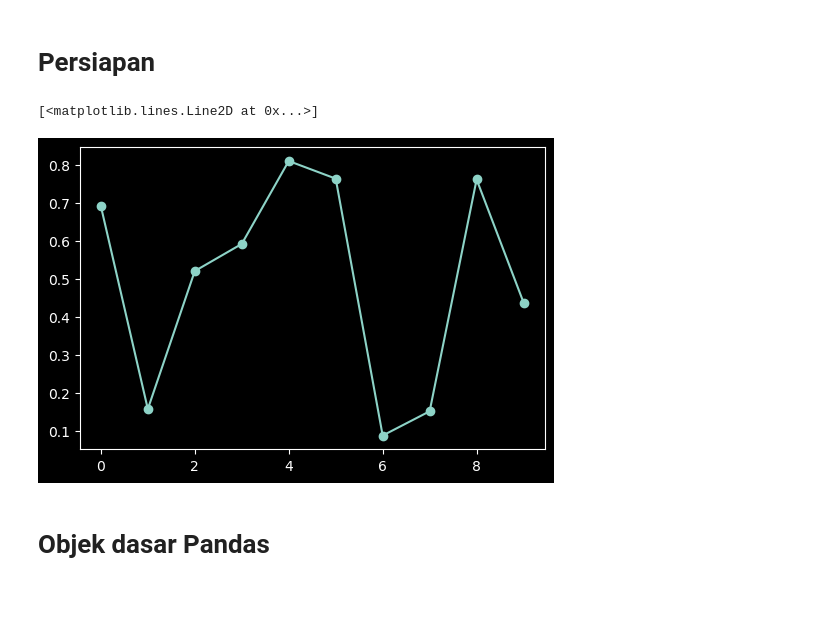
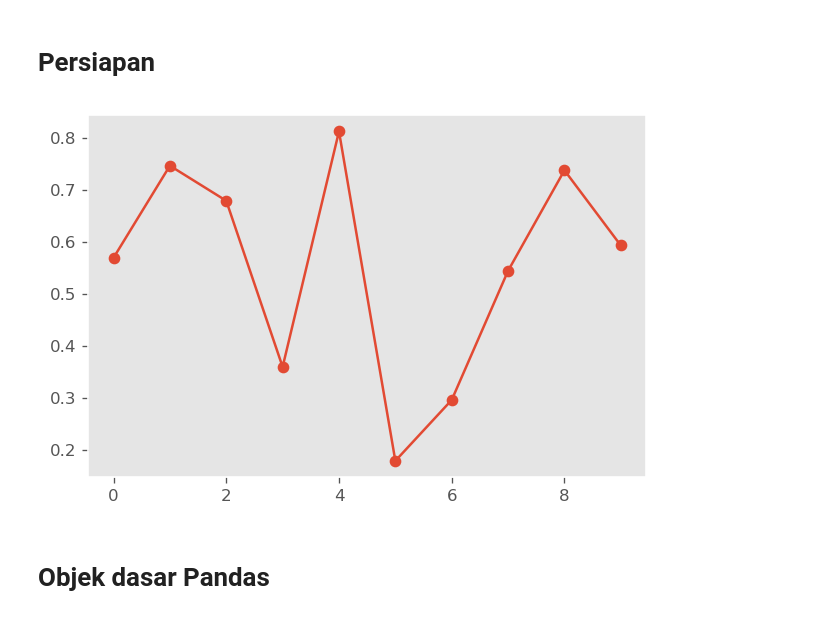
Before and after one commit to f-fathurrahman/KuliahPython, a Jupyter notebook: pandas_tutorials/Tutorial_Pandas_01.ipynb, the cells around one changed output. Cells and saved outputs as stored; diff of their text form; code cells hidden in the pictures.

```diff
--- a/pandas_tutorials/Tutorial_Pandas_01.ipynb
+++ b/pandas_tutorials/Tutorial_Pandas_01.ipynb
@@ -9,15 +9,15 @@ import matplotlib.pyplot as plt
 %matplotlib inline
 # %%
 import matplotlib as mpl
-mpl.rcParams["figure.dpi"] = 100
+mpl.rcParams["figure.dpi"] = 120
 # %%
-mpl.style.use("dark_background")
+mpl.style.use("ggplot")
 # %%
 plt.clf()
 plt.plot(np.random.rand(10), marker="o")
+plt.grid()
 # %% [output]
-[<matplotlib.lines.Line2D at 0x...>]
-[figure, old version]
+[figure, new version]
 # %%
 import pandas as pd
 # %% [markdown]
```
Also changed, not shown: parts of 78 cells of this notebook.
